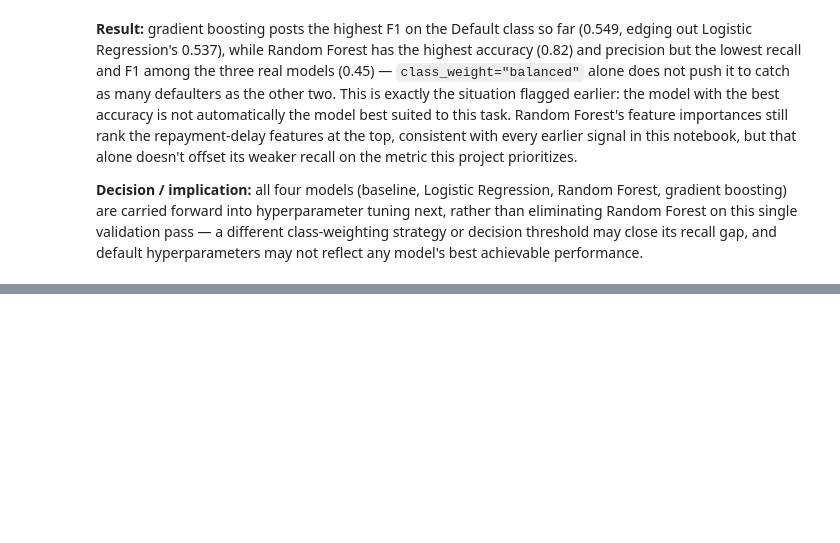
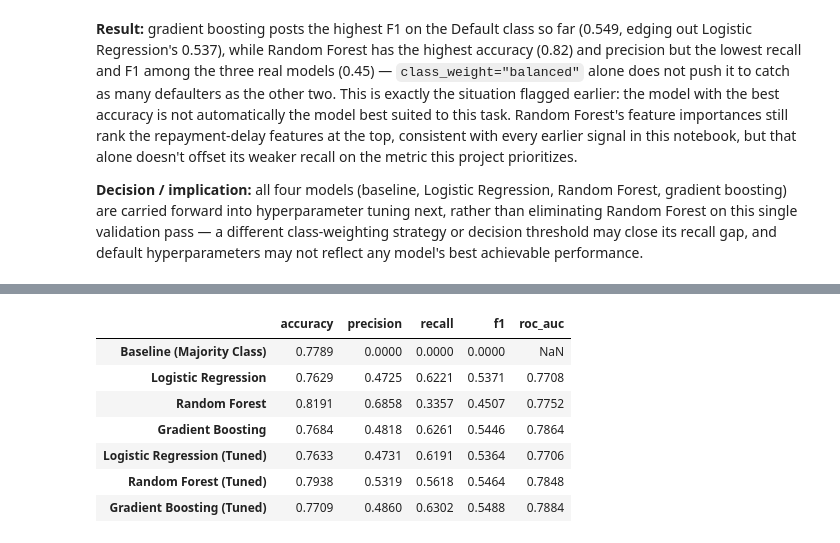
Before and after one commit to arielsharonferdinandus/Credit-Card-Clients-Risk-Prediction, a Jupyter notebook: Main.ipynb, the cells around one changed output, grey strips where cells are left out. Drawn from its saved outputs; the diff is of its cells as text; code cells hidden in the pictures; blank space fills up the shorter version.

Commit message:
Update hyperparameter Tuning

```diff
--- a/Main.ipynb
+++ b/Main.ipynb
@@ -1909,0 +2016,12 @@ achievable performance.
+# %%
+tuning_comparison = pd.DataFrame(model_results).T.round(4)
+tuning_comparison
+# %% [output]
+|  | accuracy | precision | recall | f1 | roc_auc |
+| Baseline (Majority Class) | 0.7789 | 0.0000 | 0.0000 | 0.0000 | NaN |
+| Logistic Regression | 0.7629 | 0.4725 | 0.6221 | 0.5371 | 0.7708 |
+| Random Forest | 0.8191 | 0.6858 | 0.3357 | 0.4507 | 0.7752 |
+| Gradient Boosting | 0.7684 | 0.4818 | 0.6261 | 0.5446 | 0.7864 |
+| Logistic Regression (Tuned) | 0.7633 | 0.4731 | 0.6191 | 0.5364 | 0.7706 |
+| Random Forest (Tuned) | 0.7938 | 0.5319 | 0.5618 | 0.5464 | 0.7848 |
+| Gradient Boosting (Tuned) | 0.7709 | 0.4860 | 0.6302 | 0.5488 | 0.7884 |
```
Also changed, not shown: parts of 13 cells of this notebook.
